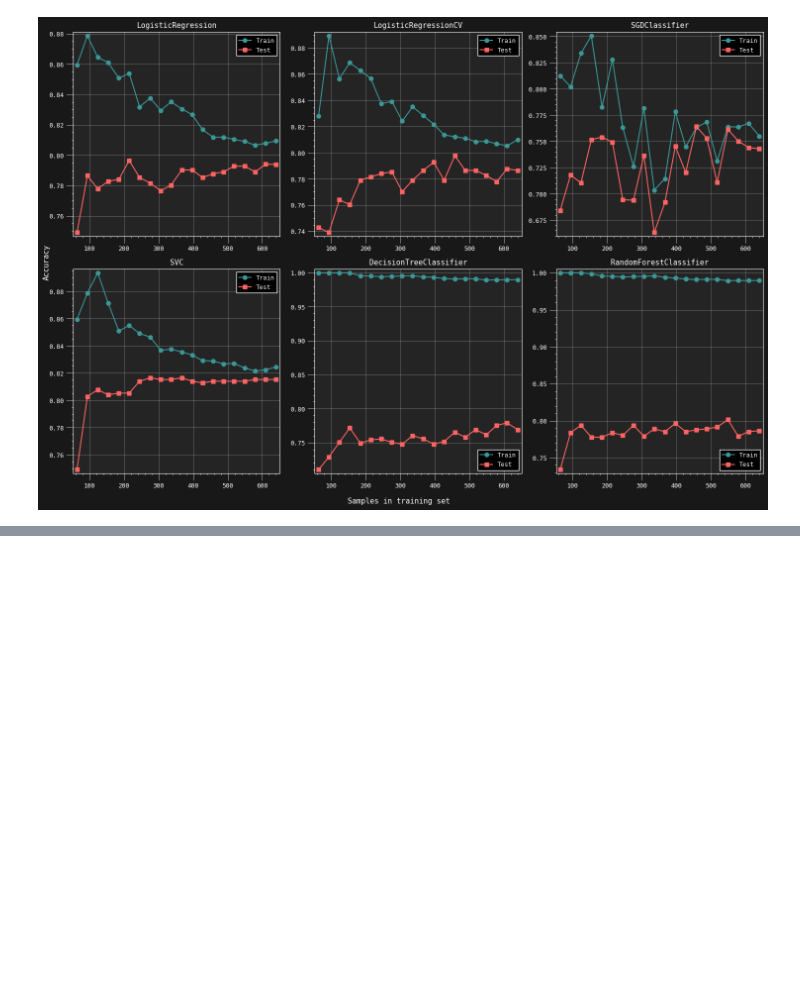
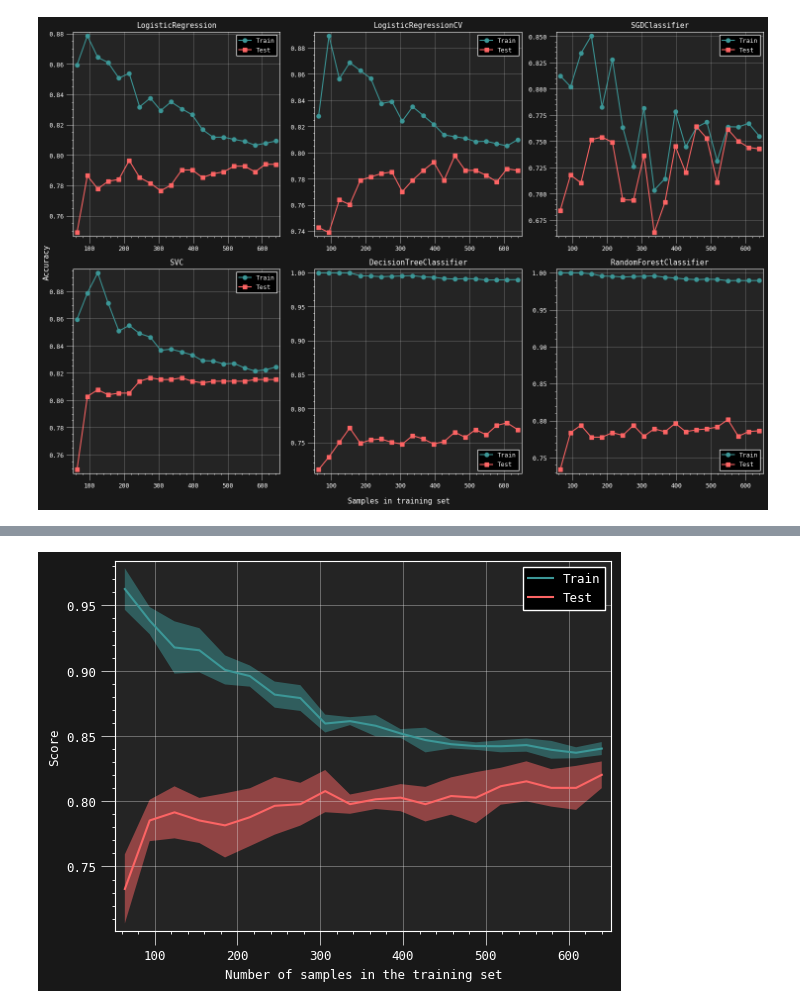
Before and after one commit to Homanloo/Titanic-Survival, a Jupyter notebook: Models.ipynb, the cells around one changed output, grey strips where cells are left out. Cells and saved outputs as stored; diff of their text form; code cells hidden in the pictures; blank space fills up the shorter version.

```diff
--- a/Models.ipynb
+++ b/Models.ipynb
@@ -216,0 +235,17 @@ plot_learning_curves(models_list=models_list,
+# %%
+train_sizes, train_scores, test_scores = learning_curve(
+    estimator=RandomForestClassifier(max_depth=5, max_leaf_nodes=10, max_features=10),
+    X=x_train_transformed,
+    y=y_train,
+    cv=5,
+    train_sizes=np.linspace(0.1, 1.0, 20),
+    scoring="accuracy"
+)
+
+rfc_learning_curve = LearningCurveDisplay(train_sizes=train_sizes,
+                                           train_scores=train_scores,
+                                           test_scores=test_scores,
+                                           score_name="Score").plot()
+plt.show(rfc_learning_curve)
+# %% [output]
+[figure, added]
```
Also changed, not shown: parts of 4 cells of this notebook.
